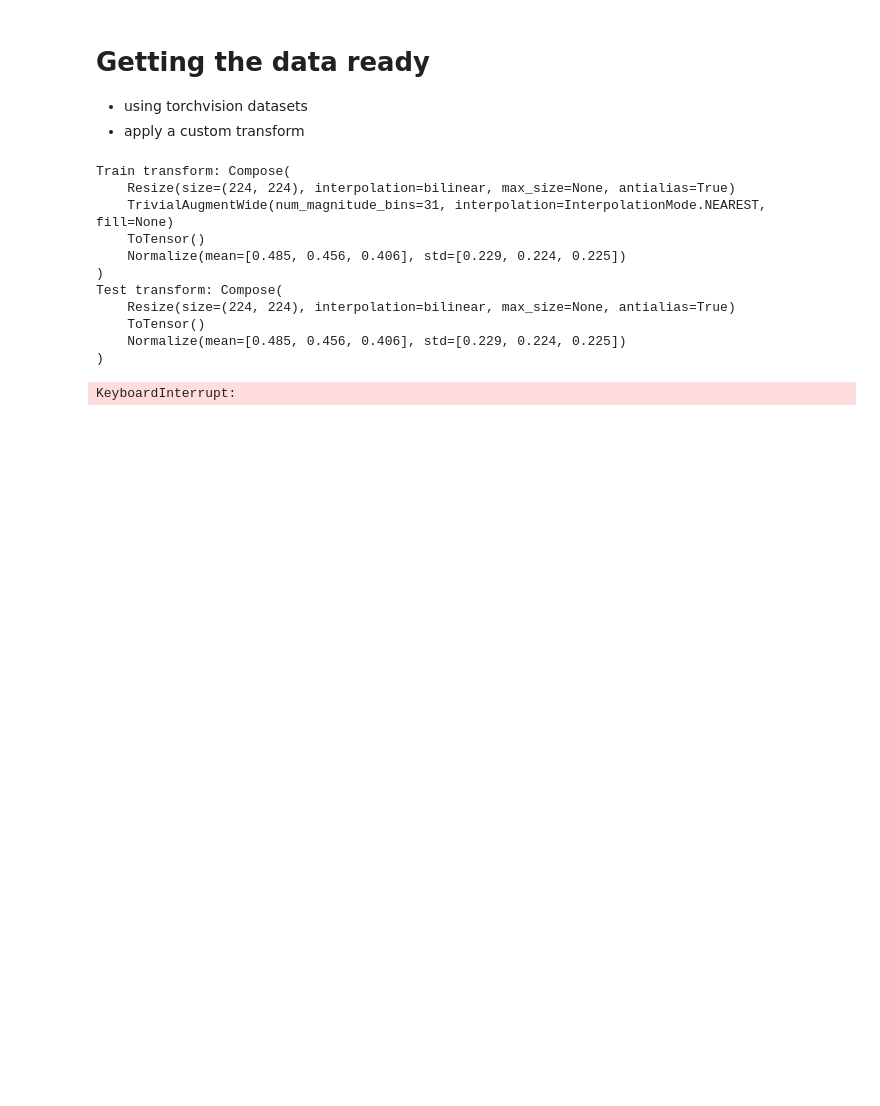
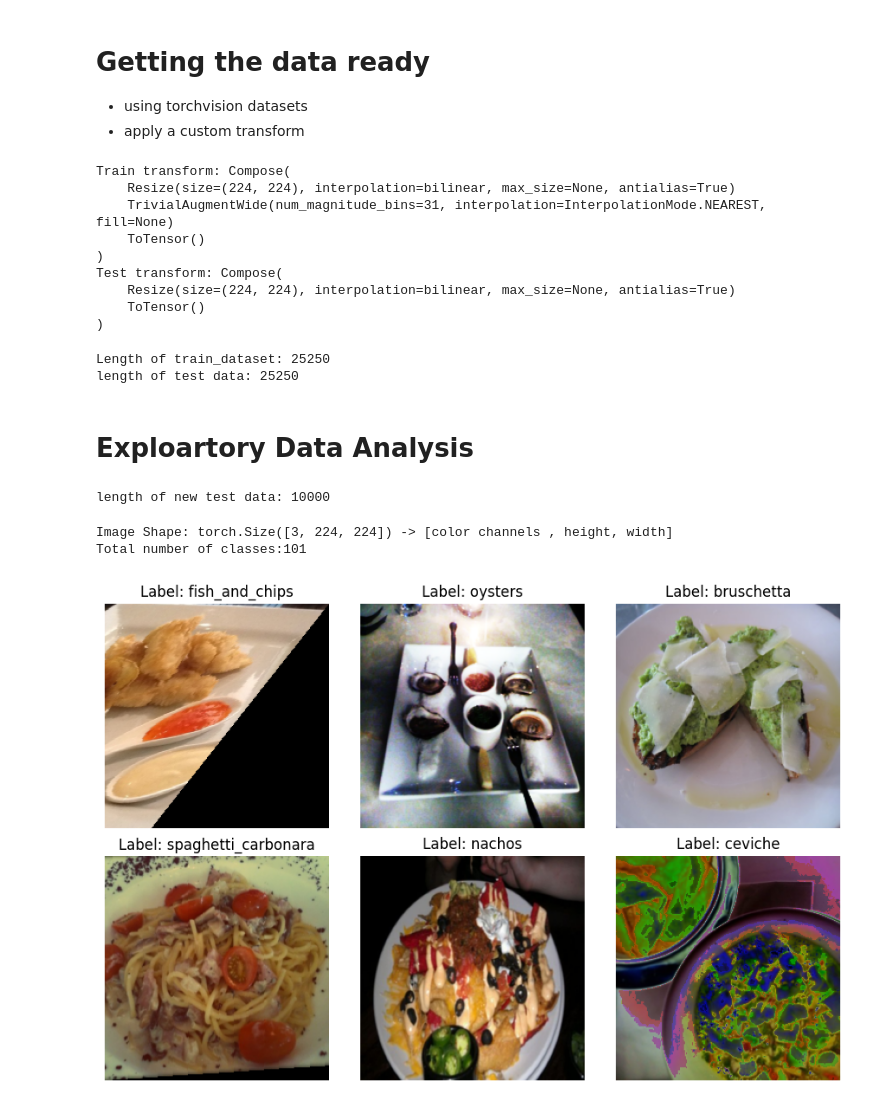
Before and after one commit to codewizard-2004/PyTorch-Image-Recognition, a Jupyter notebook: src/notebooks/tinyvgg.ipynb, the cells around one changed output. Drawn from its saved outputs; the diff is of its cells as text; code cells hidden in the pictures; blank space fills up the shorter version.

```diff
--- a/src/notebooks/tinyvgg.ipynb
+++ b/src/notebooks/tinyvgg.ipynb
@@ -29,19 +29,19 @@ train_transform = transforms.Compose([
     transforms.Resize(size = (224 , 224)),
     transforms.TrivialAugmentWide(),
     transforms.ToTensor(),
-    transforms.Normalize(                     # Normalize to ImageNet mean/std
-        mean=[0.485, 0.456, 0.406],
-        std=[0.229, 0.224, 0.225]
-    )
+    # transforms.Normalize(                     # Normalize to ImageNet mean/std
+    #     mean=[0.485, 0.456, 0.406],
+    #     std=[0.229, 0.224, 0.225]
+    # )
 ])
 
 test_transform = transforms.Compose([
     transforms.Resize(size = (224 , 224)),
     transforms.ToTensor(),
-    transforms.Normalize(                     # Normalize to ImageNet mean/std
-        mean=[0.485, 0.456, 0.406],
-        std=[0.229, 0.224, 0.225]
-    )
+    # transforms.Normalize(                     # Normalize to ImageNet mean/std
+    #     mean=[0.485, 0.456, 0.406],
+    #     std=[0.229, 0.224, 0.225]
+    # )
 ])
 
 print(f"Train transform: {train_transform}")
@@ -51,26 +51,43 @@ Train transform: Compose(
     Resize(size=(224, 224), interpolation=bilinear, max_size=None, antialias=True)
     TrivialAugmentWide(num_magnitude_bins=31, interpolation=InterpolationMode.NEAREST, fill=None)
     ToTensor()
-    Normalize(mean=[0.485, 0.456, 0.406], std=[0.229, 0.224, 0.225])
 )
 Test transform: Compose(
     Resize(size=(224, 224), interpolation=bilinear, max_size=None, antialias=True)
     ToTensor()
-    Normalize(mean=[0.485, 0.456, 0.406], std=[0.229, 0.224, 0.225])
 )
 # %%
 train_data = datasets.Food101(
     root="data",
     split="train",
-    download=True,
+    download=False,
     transform=train_transform,
 )
 
 test_data = datasets.Food101(
     root="data",
     split="test",
-    download=True,
+    download=False,
     transform=test_transform
 )
+
+print(f"Length of train_dataset: {len(test_data)}")
+print(f"length of test data: {len(test_data)}")
 # %% [output]
-KeyboardInterrupt:
+Length of train_dataset: 25250
+length of test data: 25250
+# %% [markdown]
+# Exploartory Data Analysis
+# %%
+test_data_refined = torch.utils.data.Subset(test_data, range(0, 10000))
+print(f"length of new test data: {len(test_data_refined)}")
+# %% [output]
+length of new test data: 10000
+# %%
+image, label = train_data[0]
+print(f"Image Shape: {image.shape} -> [color channels , height, width]")
+classes = train_data.classes
+print(f"Total number of classes:{len(classes)}")
+# %% [output]
+Image Shape: torch.Size([3, 224, 224]) -> [color channels , height, width]
+Total number of classes:101
@@ -76,0 +98,7 @@ KeyboardInterrupt:
+# %%
+from helper.Visualize import plot_random_images
+from helper.Visualize import plot_image
+
+plot_random_images(train_data , num=6)
+# %% [output]
+[figure, added]
```
Also changed, not shown: parts of 3 cells of this notebook, 3 other files.
